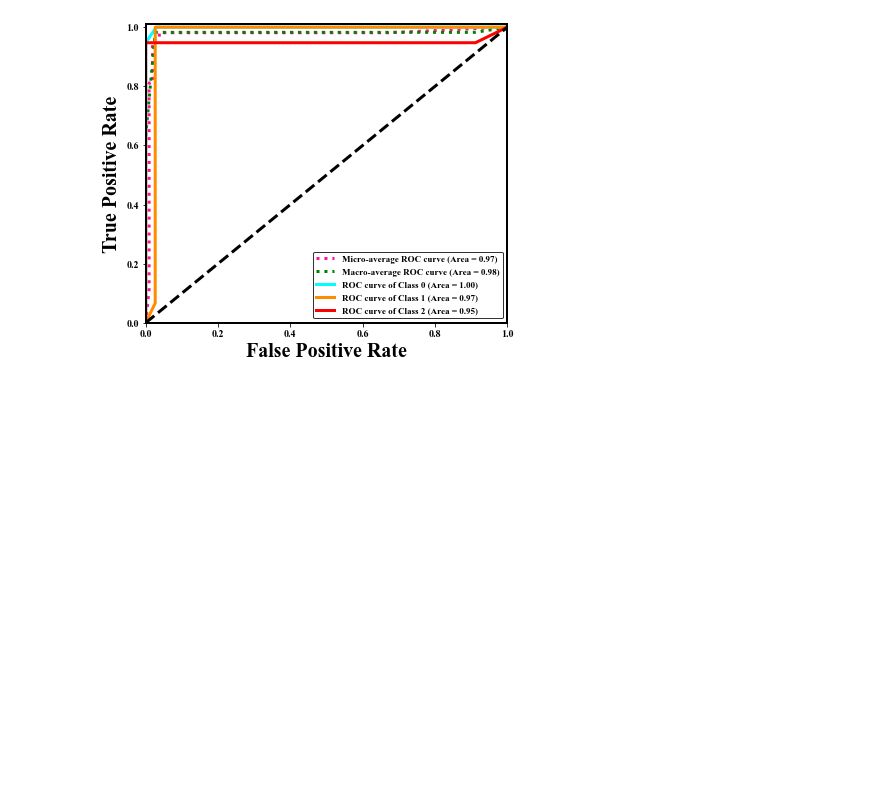
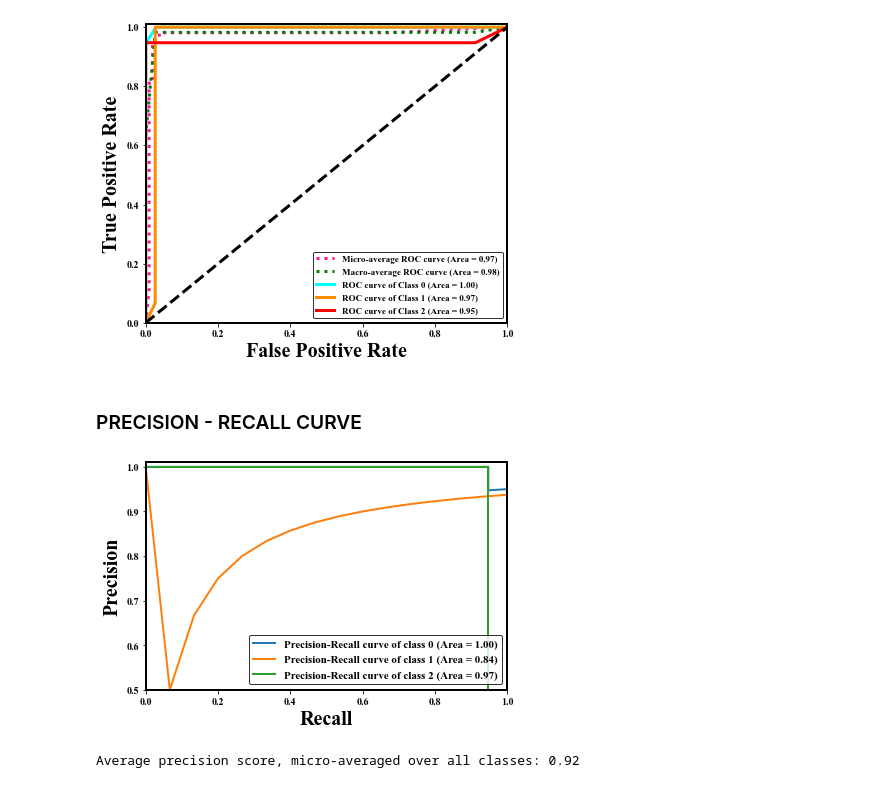
Before and after one commit to Akhil46971/PREDICTION-OF-HCP-HEAs-USING-ML, a Jupyter notebook: FINAL CODE HCP CLASSIFICATION.ipynb, the cells around one changed output. Drawn from its saved outputs; the diff is of its cells as text; code cells hidden in the pictures; blank space fills up the shorter version.

```diff
--- a/FINAL CODE HCP CLASSIFICATION.ipynb
+++ b/FINAL CODE HCP CLASSIFICATION.ipynb
@@ -502,3 +516,5 @@ plt.tight_layout()
 plt.show()
 # %% [output]
 [figure]
+# %% [markdown]
+### PRECISION - RECALL CURVE
@@ -504,0 +524,22 @@ plt.show()
+# %%
+precision = dict()
+recall = dict()
+average_precision=dict()
+n_classes=3
+average_precision[i] = average_precision_score(y_test[:, i], y_score[:, i])
+for i in range(n_classes):
+    precision[i], recall[i], _ = precision_recall_curve(y_test[:, i],
+                                                        y_score[:, i])
+    average_precision[i] = average_precision_score(y_test[:, i], y_score[:, i])
+    plt.plot(recall[i], precision[i], lw=2,label='Precision-Recall curve of class {0} (Area = {1:0.2f})'
+                   ''.format(i, average_precision[i]))
+plt.xlim([0.0, 1.0])
+plt.ylim([0.5, 1.01])
+plt.xlabel("Recall",fontweight='bold',fontsize=20)
+plt.ylabel("Precision",fontweight='bold',fontsize=20)
+leg=plt.legend(loc='lower right',prop={'size':11})
+leg.get_frame().set_edgecolor('k')
+plt.tight_layout()
+plt.show()
+# %% [output]
+[figure, added]
@@ -504,0 +548,9 @@ plt.show()
+# %%
+precision["micro"], recall["micro"], _ = precision_recall_curve(y_test.ravel(),
+    y_score.ravel())
+average_precision["micro"] = average_precision_score(y_test, y_score,
+                                                     average="micro")
+print('Average precision score, micro-averaged over all classes: {0:0.2f}'
+      .format(average_precision["micro"]))
+# %% [output]
+Average precision score, micro-averaged over all classes: 0.92
```
Also changed, not shown: parts of 10 cells of this notebook.
